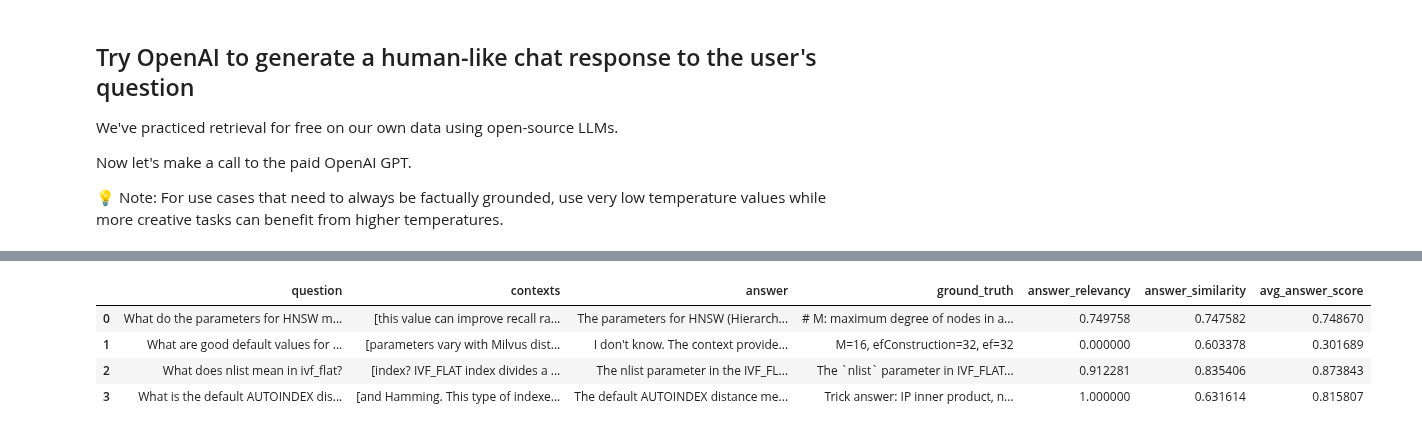
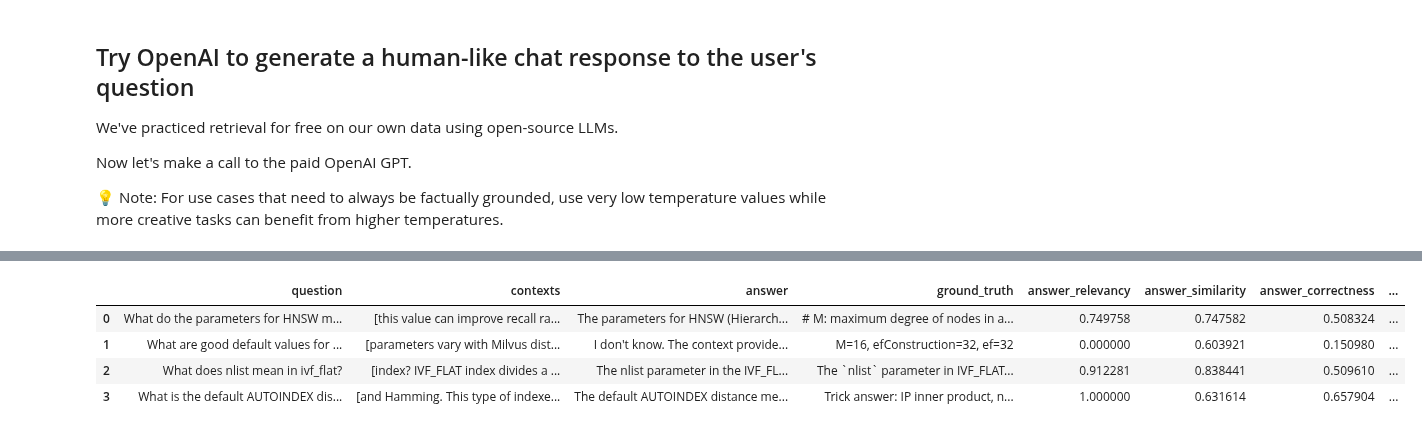
Before and after one commit to AKJUS/bootcamp, a Jupyter notebook: bootcamp/workshops/sfbayacm_april_24_2024.ipynb, the cells around one changed output, grey strips where cells are left out. Drawn from its saved outputs; the diff is of its cells as text; code cells hidden in the pictures.

```diff
--- a/bootcamp/workshops/sfbayacm_april_24_2024.ipynb
+++ b/bootcamp/workshops/sfbayacm_april_24_2024.ipynb
@@ -1076,42 +1171,61 @@ display(eval_df.head())
 # %%
-# Test it.
-from ragas.metrics import (
-    # context_recall,
-    # context_precision,
-    # faithfulness,
-    answer_relevancy,
-    answer_similarity,
-    )
-
-eval_metrics=[
-    answer_relevancy,
-    answer_similarity,
-    ]
+# TODO: Make this test harness easier to use.
+##########################################
+# EVALUATE_WHAT = 'ANSWERS' or 'CONTEXTS'
+##########################################
+EVALUATE_WHAT = 'ANSWERS'
+# EVALUATE_WHAT = 'CONTEXTS'
 
 # Possible LLM model choices to evaluate:
-# 1. Custom_RAG_answer = openai gpt-3.5-turbo
+# 1. openai gpt-3.5-turbo = 'Custom_RAG_answer'
 # 2. llama3_answer
 # 3. anthropic_claud3_haiku_answer
+# LLM_TO_EVALUATE = 'Custom_RAG_answer'
+# LLM_TO_EVALUATE = 'llama3_answer'
 LLM_TO_EVALUATE = 'anthropic_claud3_haiku_answer'
 
-# Copy the dataframe to evaluate.
-temp_df = eval_df.copy()
-if LLM_TO_EVALUATE != 'Custom_RAG_answer':
-    temp_df.Custom_RAG_answer = temp_df[LLM_TO_EVALUATE]
-temp_df.head()
+# Possible chunking strategies to evaluate:
+# 1. recursivetextsplitter = 'Simple'
+# 2. htmlsplitter = 'Custom_RAG_context'
+# 3. small_big_splitter
+CONTEXT_TO_EVALUATE='Simple'
+CONTEXT_TO_EVALUATE='Custom_RAG_context'
 
-# Evaluate the LLM model.
+if EVALUATE_WHAT == 'ANSWERS':
+    eval_metrics=[
+        answer_relevancy,
+        answer_similarity,
+        answer_correctness,
+        faithfulness,
+        ]
+    metrics = ['answer_relevancy', 'answer_similarity', 'answer_correctness', 'faithfulness']
+
+elif EVALUATE_WHAT == 'CONTEXTS':
+    eval_metrics=[
+        context_recall,
+        context_precision,
+        ]
+    metrics = ['context_recall', 'context_precision']
+
+# Change the default the llm-as-critic.
+LLM_NAME = "gpt-3.5-turbo"
+ragas_llm = ragas.llms.llm_factory(model=LLM_NAME)
+
+# Change the default embeddings to HuggingFace models.
+EMB_NAME = "BAAI/bge-large-en-v1.5"
+lc_embeddings = HuggingFaceEmbeddings(model_name=EMB_NAME)
+ragas_emb = LangchainEmbeddingsWrapper(embeddings=lc_embeddings)
+
+# Change each metric.
+for metric in metrics:
+    globals()[metric].llm = ragas_llm
+    globals()[metric].embeddings = ragas_emb
+
+# Execute the evaluation.
 ragas_result, score = _eval_ragas.evaluate_ragas_model(
-    temp_df, eval_metrics, LLM_TO_EVALUATE)
+    eval_df, eval_metrics, LLM_TO_EVALUATE, CONTEXT_TO_EVALUATE, EVALUATE_WHAT)
 
 # Display the results.
-# print(f"Using {temp_df.shape[0]} eval questions, Mean Retrieval F1 Score = {score}")
-print(f"Using {temp_df.shape[0]} eval questions, Mean Answer Score = {score}")
+print(f"Using {eval_df.shape[0]} eval questions, Mean Score = {score}")
 display(ragas_result.head())
-
-####################################################
-# Avg openai gpt-3.5-turbo score = 0.8177
-# Avg llama3 answer score = 0.8029
-# Avg anthropic_claud3_haiku_answer score = 0.685
-####################################################
 # %% [output]
@@ -1119,5 +1235,5 @@ Using 4 eval questions, Mean Answer Score = 0.685
-|  | question | contexts | answer | ground_truth | answer_relevancy | answer_similarity | avg_answer_score |
-| 0 | What do the parameters for HNSW m... | [this value can improve recall ra... | The parameters for HNSW (Hierarch... | # M: maximum degree of nodes in a... | 0.749758 | 0.747582 | 0.748670 |
-| 1 | What are good default values for ... | [parameters vary with Milvus dist... | I don't know. The context provide... | M=16, efConstruction=32, ef=32 | 0.000000 | 0.603378 | 0.301689 |
-| 2 | What does nlist mean in ivf_flat? | [index? IVF_FLAT index divides a ... | The nlist parameter in the IVF_FL... | The `nlist` parameter in IVF_FLAT... | 0.912281 | 0.835406 | 0.873843 |
-| 3 | What is the default AUTOINDEX dis... | [and Hamming. This type of indexe... | The default AUTOINDEX distance me... | Trick answer: IP inner product, n... | 1.000000 | 0.631614 | 0.815807 |
+|  | question | contexts | answer | ground_truth | answer_relevancy | answer_similarity | answer_correctness | ... |
+| 0 | What do the parameters for HNSW m... | [this value can improve recall ra... | The parameters for HNSW (Hierarch... | # M: maximum degree of nodes in a... | 0.749758 | 0.747582 | 0.508324 | ... |
+| 1 | What are good default values for ... | [parameters vary with Milvus dist... | I don't know. The context provide... | M=16, efConstruction=32, ef=32 | 0.000000 | 0.603921 | 0.150980 | ... |
+| 2 | What does nlist mean in ivf_flat? | [index? IVF_FLAT index divides a ... | The nlist parameter in the IVF_FL... | The `nlist` parameter in IVF_FLAT... | 0.912281 | 0.838441 | 0.509610 | ... |
+| 3 | What is the default AUTOINDEX dis... | [and Hamming. This type of indexe... | The default AUTOINDEX distance me... | Trick answer: IP inner product, n... | 1.000000 | 0.631614 | 0.657904 | ... |
```
Also changed, not shown: parts of 33 cells of this notebook, 6 other files.
